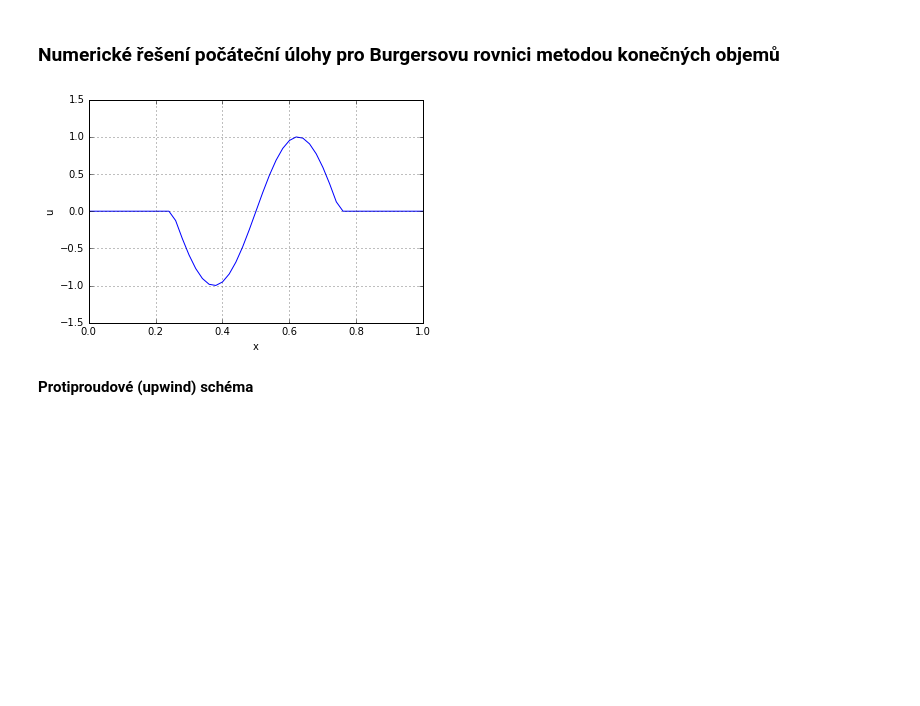
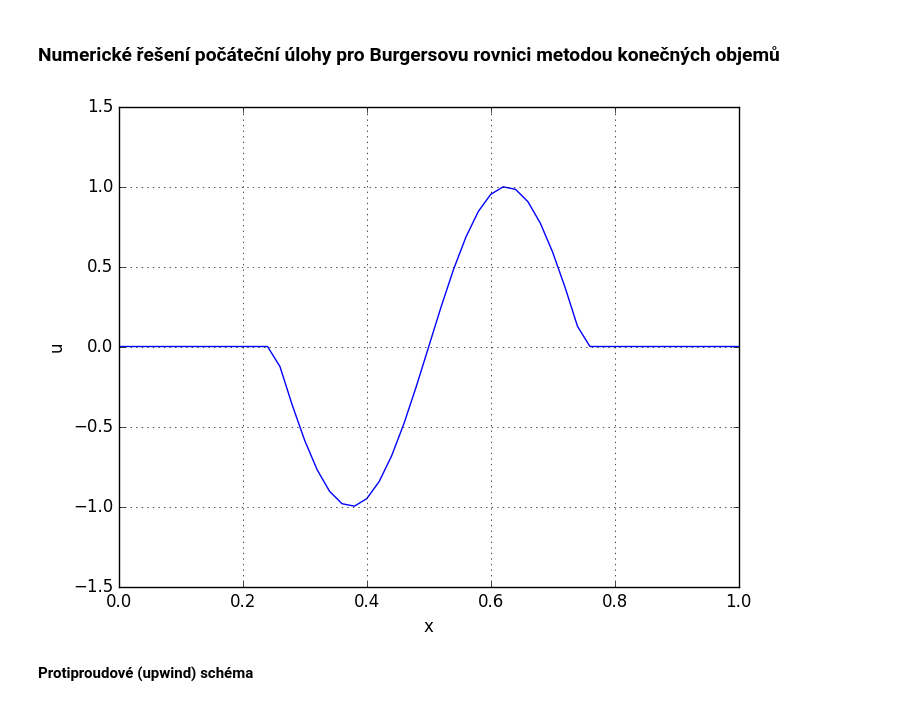
Before and after one commit to furstj/MMPP, a Jupyter notebook: lessons/02_burgersova_rovnice.ipynb, the cells around one changed output. Saved outputs shown, nothing was run; the diff lists cells and outputs as text; code cells hidden in the pictures; blank space fills up the shorter version.

```diff
--- a/lessons/02_burgersova_rovnice.ipynb
+++ b/lessons/02_burgersova_rovnice.ipynb
@@ -73,21 +71,22 @@ import matplotlib.pyplot as plt
 # %%
 Nx = 51;                   # Pocet bodu site na intervalu [0,1]
 
 x = linspace(0,1,Nx);       # Souradnice bodu site
+xc = (x[1:end-1] + x[2:end]) / 2.0
 
+function u0(x)
+    """Definice pocatecni podminky"""
+    if x<0.25 || x>0.75
+        return 0
+    else
+        return sin( 2 * π * (2*x-1.0) )
+    end
+end
 
-def u0(x):
-        """Definice pocatecni podminky"""
-        if x<0.25 or x>0.75:
-            return 0
-        else:
-            return sin( 2 * pi * (2*x-1.0) )
-
-
-plt.plot(x,[u0(xi) for xi in x]);
-plt.ylim(-1.5,1.5); plt.grid(True); plt.xlabel("x"); plt.ylabel("u");
+plot(x,[u0(xi) for xi in x]);
+ylim(-1.5,1.5); grid(true); xlabel("x"); ylabel("u");
 # %% [output]
-[figure, old version]
+[figure, new version]
 # %% [markdown]
 **Protiproudové (upwind) schéma**
 # %%
```
Also changed, not shown: parts of 13 cells of this notebook.
